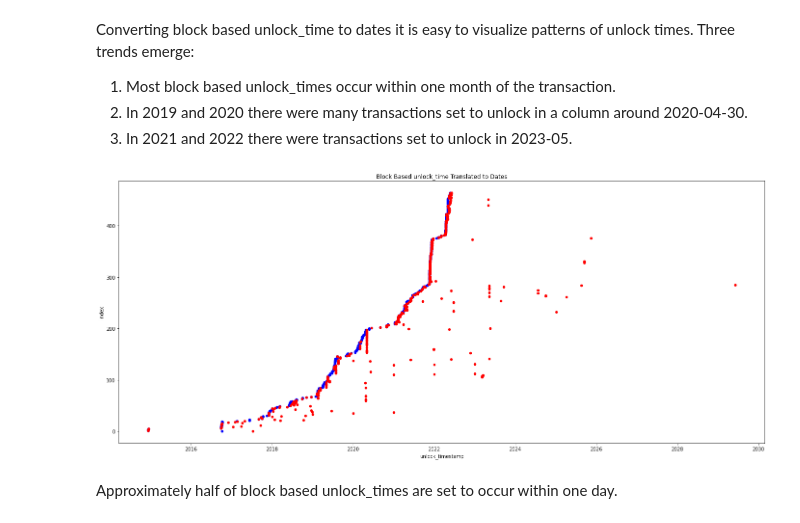
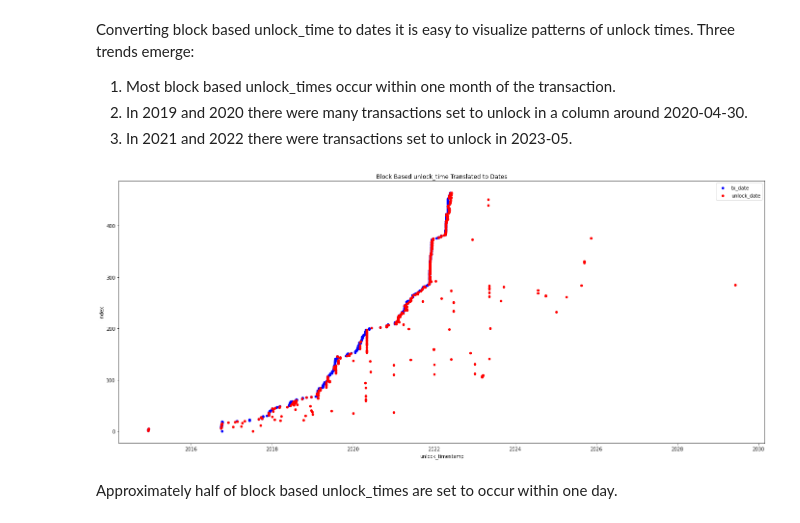
Before and after one commit to AnonimaUzanto/monero_blockchain_analysis, a Jupyter notebook: Unlock_Time_Analysis.ipynb, the cells around one changed output. Cells and saved outputs as stored; diff of their text form; code cells hidden in the pictures.

Commit message:
Adding legend for clarity

```diff
--- a/Unlock_Time_Analysis.ipynb
+++ b/Unlock_Time_Analysis.ipynb
@@ -124,25 +124,26 @@ Converting block based unlock_time to dates it is easy to visualize patterns of
 # %%
 # Old blocks were created once per minute. Use a where clause to correctly estimate a future unlock date for these transactions.
 block_unlock_times["unlock_time_block_diff_minutes"] = np.where(block_unlock_times["block_id"] < 1009827,
                                                                 pd.to_timedelta(block_unlock_times["unlock_time_block_diff"] * 1, unit="minutes"),
                                                                 pd.to_timedelta(block_unlock_times["unlock_time_block_diff"] * 2, unit="minutes"))
 
 block_unlock_times["unlock_timestamp"] = block_unlock_times["bi_timestamp_date"] + block_unlock_times["unlock_time_block_diff_minutes"]
 
 block_unlock_times = block_unlock_times.reset_index()
 ax = block_unlock_times.plot(kind="scatter",
                              y="index",
                              x="bi_timestamp_date",
                              color="b")
 ax = block_unlock_times.plot(kind="scatter",
                              y="index",
                              x="unlock_timestamp",
                              color="r",
                              ax=ax,
                              figsize=(24,10))
-plt.title("Block Based unlock_time Translated to Dates");
+plt.title("Block Based unlock_time Translated to Dates")
+plt.legend({"tx_date": "b", "unlock_date": "r"});
 # %% [output]
-[figure, old version]
+[figure, new version]
 # %% [markdown]
 Approximately half of block based unlock_times are set to occur within one day.
 # %%
```
Also changed, not shown: parts of 2 cells of this notebook.
